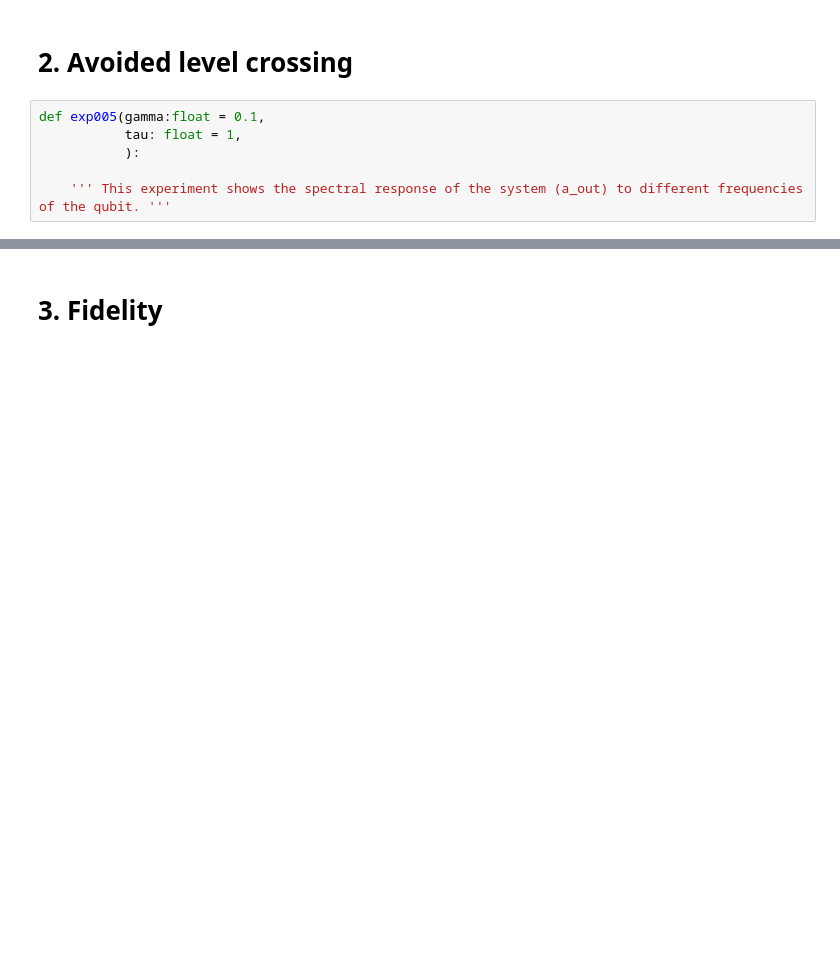
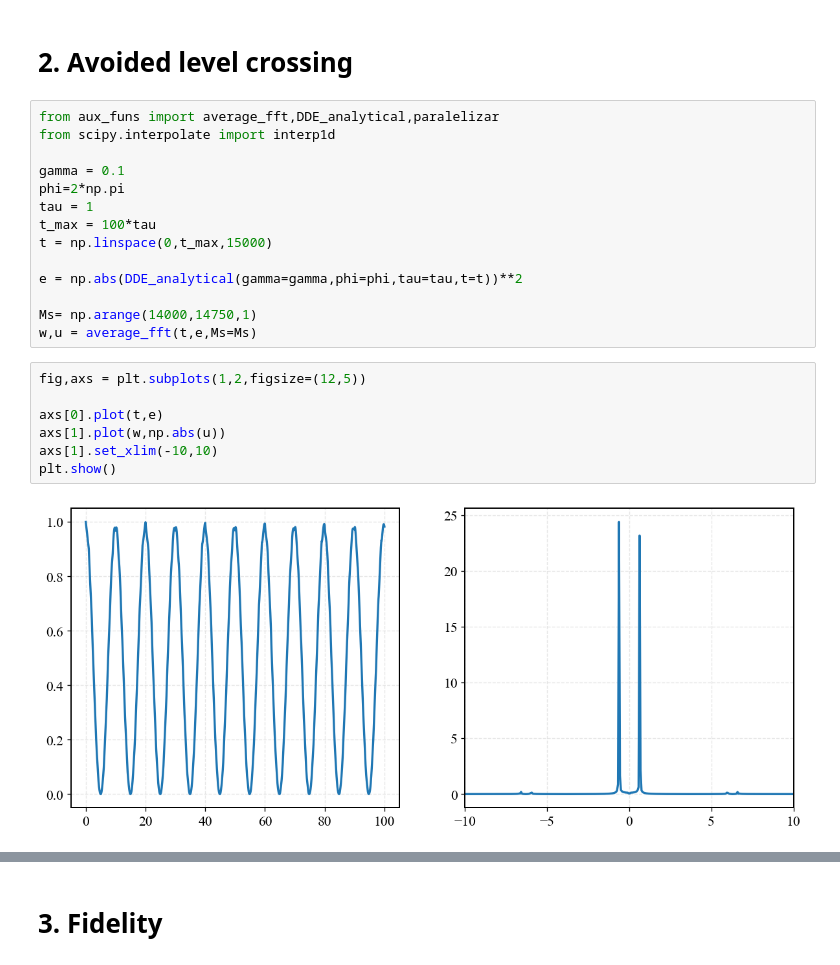
Before and after one commit to Taitoos2/non_markovian_qubit_swap, a Jupyter notebook: Idea_2.ipynb, the cells around one changed output, grey strips where cells are left out. Saved outputs shown, nothing was run; the diff lists cells and outputs as text; blank space fills up the shorter version.

Commit message:
added spectral response of qubits (still incomplete)

```diff
--- a/Idea_2.ipynb
+++ b/Idea_2.ipynb
@@ -54,8 +54,25 @@ _ = exp004(gamma_list=[0.1],Delta_list=list(range(2,41,1)),n_steps=1001,L2_metho
 # %% [markdown]
 # 2. Avoided level crossing
 # %%
-def exp005(gamma:float = 0.1,
-           tau: float = 1,
-           ):
+from aux_funs import average_fft,DDE_analytical,paralelizar
+from scipy.interpolate import interp1d
 
-	''' This experiment shows the spectral response of the system (a_out) to different frequencies of the qubit. '''
+gamma = 0.1
+phi=2*np.pi
+tau = 1
+t_max = 100*tau
+t = np.linspace(0,t_max,15000)
+
+e = np.abs(DDE_analytical(gamma=gamma,phi=phi,tau=tau,t=t))**2
+
+Ms= np.arange(14000,14750,1)
+w,u = average_fft(t,e,Ms=Ms)
+# %%
+fig,axs = plt.subplots(1,2,figsize=(12,5))
+
+axs[0].plot(t,e)
+axs[1].plot(w,np.abs(u))
+axs[1].set_xlim(-10,10)
+plt.show()
+# %% [output]
+[figure, added]
```
Also changed, not shown: parts of 3 cells of this notebook, 1 other file.
